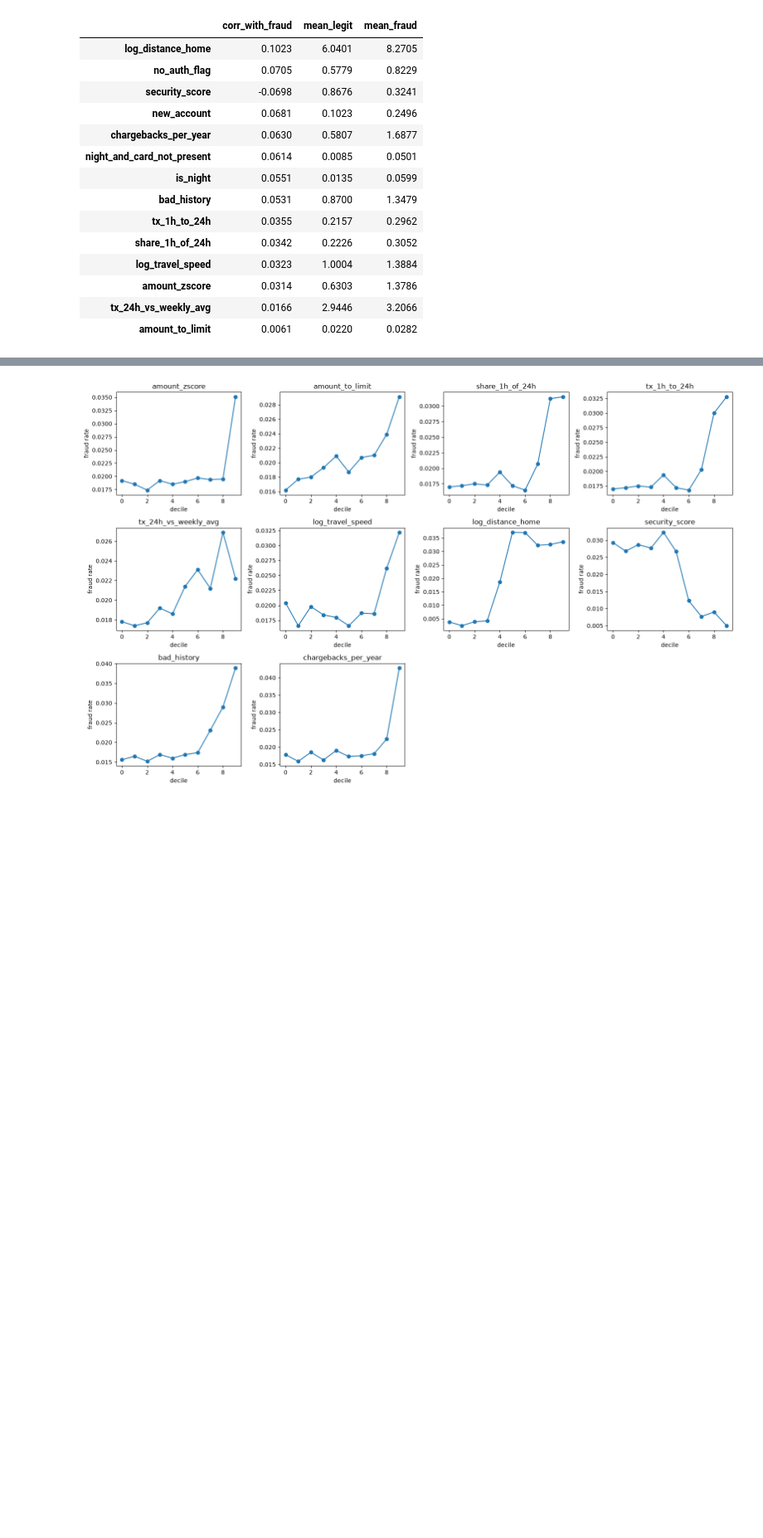
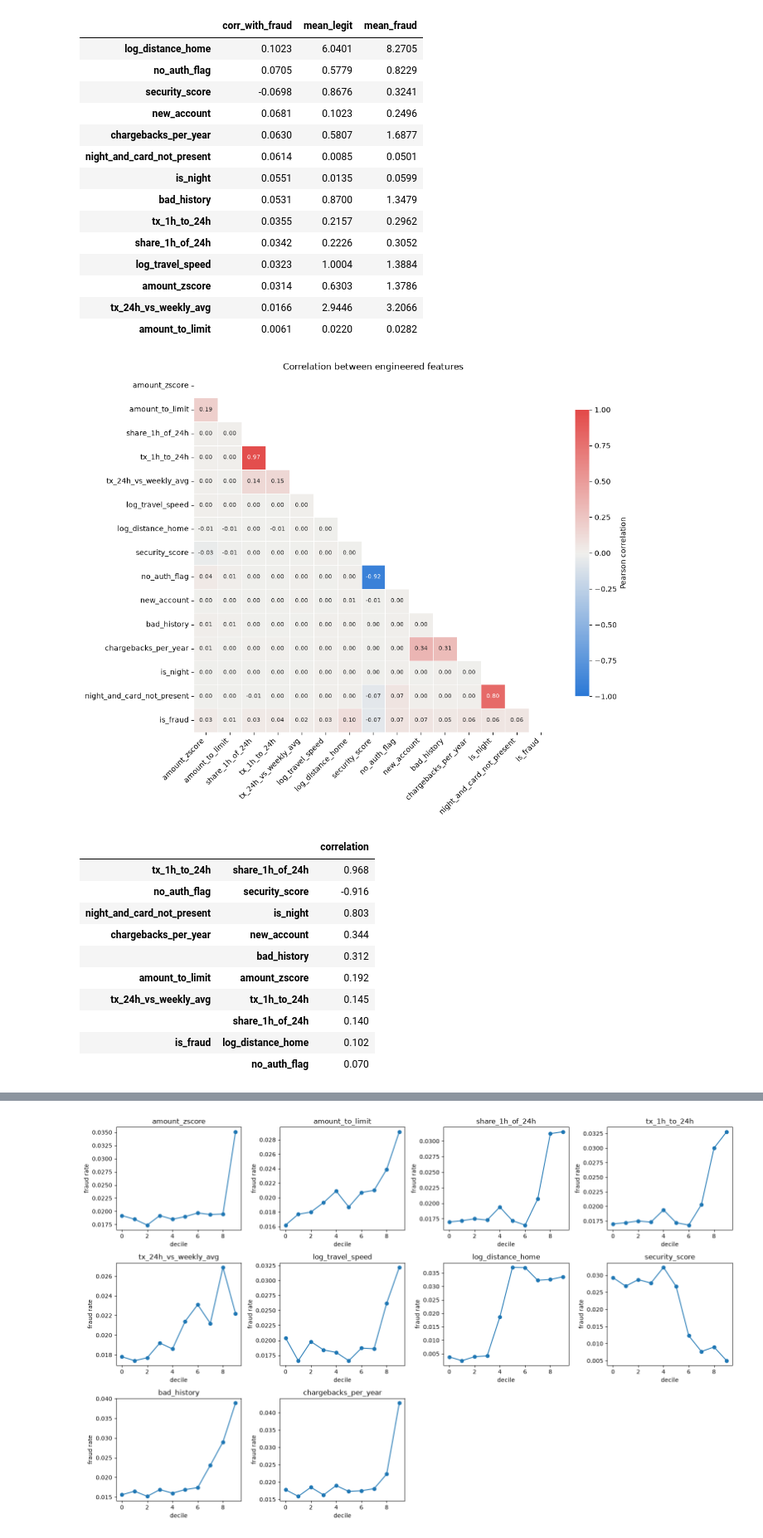
Before and after one commit to LuisRomero01/AppliedML_CreditCardFraud, a Jupyter notebook: Data_Explore.ipynb, the cells around one changed output, grey strips where cells are left out. Shown at 83% size. Drawn from its saved outputs; the diff is of its cells as text; code cells hidden in the pictures; blank space fills up the shorter version.

Commit message:
correlation matrix in data explore

```diff
--- a/Data_Explore.ipynb
+++ b/Data_Explore.ipynb
@@ -857,6 +857,46 @@ feature_check.sort_values('corr_with_fraud', key=abs, ascending=False).round(4)
 | amount_zscore | 0.0314 | 0.6303 | 1.3786 |
 | tx_24h_vs_weekly_avg | 0.0166 | 2.9446 | 3.2066 |
 | amount_to_limit | 0.0061 | 0.0220 | 0.0282 |
+# %%
+import seaborn as sns
+
+# Correlation matrix of the engineered features (+ is_fraud), to spot features that carry the same information.
+# Pairs near +1 / -1 are redundant: one of them could be dropped without losing much.
+corr_cols = engineered_cols + ['is_fraud']
+corr_matrix = main_feats[corr_cols].corr()
+
+# Hide the upper triangle + diagonal: the matrix is symmetric and the diagonal is always 1
+mask = np.triu(np.ones_like(corr_matrix, dtype=bool))
+
+# Diverging colours: blue = negative, gray = no correlation, red = positive
+cmap = sns.blend_palette(['#2a78d6', '#f0efec', '#e34948'], as_cmap=True)
+
+plt.figure(figsize=(11, 9))
+sns.heatmap(corr_matrix, mask=mask, cmap=cmap, vmin=-1, vmax=1, center=0,
+            annot=corr_matrix.round(2) + 0.0,  # + 0.0 turns -0.00 into 0.00
+            fmt='.2f', annot_kws={'size': 8}, linewidths=0.5,
+            cbar_kws={'shrink': 0.8, 'label': 'Pearson correlation'})
+plt.title('Correlation between engineered features')
+plt.xticks(rotation=45, ha='right')
+plt.tight_layout()
+plt.show()
+
+# The most strongly correlated pairs, as a table
+pairs = corr_matrix.where(np.tril(np.ones_like(corr_matrix, dtype=bool), k=-1)).stack()
+pairs.reindex(pairs.abs().sort_values(ascending=False).index).head(10).round(3).to_frame('correlation')
+# %% [output]
+[figure, added]
+|  |  | correlation |
+| tx_1h_to_24h | share_1h_of_24h | 0.968 |
+| no_auth_flag | security_score | -0.916 |
+| night_and_card_not_present | is_night | 0.803 |
+| chargebacks_per_year | new_account | 0.344 |
+|  | bad_history | 0.312 |
+| amount_to_limit | amount_zscore | 0.192 |
+| tx_24h_vs_weekly_avg | tx_1h_to_24h | 0.145 |
+|  | share_1h_of_24h | 0.140 |
+| is_fraud | log_distance_home | 0.102 |
+|  | no_auth_flag | 0.070 |
 # %%
 flag_cols = ['no_auth_flag', 'new_account', 'is_night', 'night_and_card_not_present']
 
```
Also changed, not shown: parts of 2 cells of this notebook.
